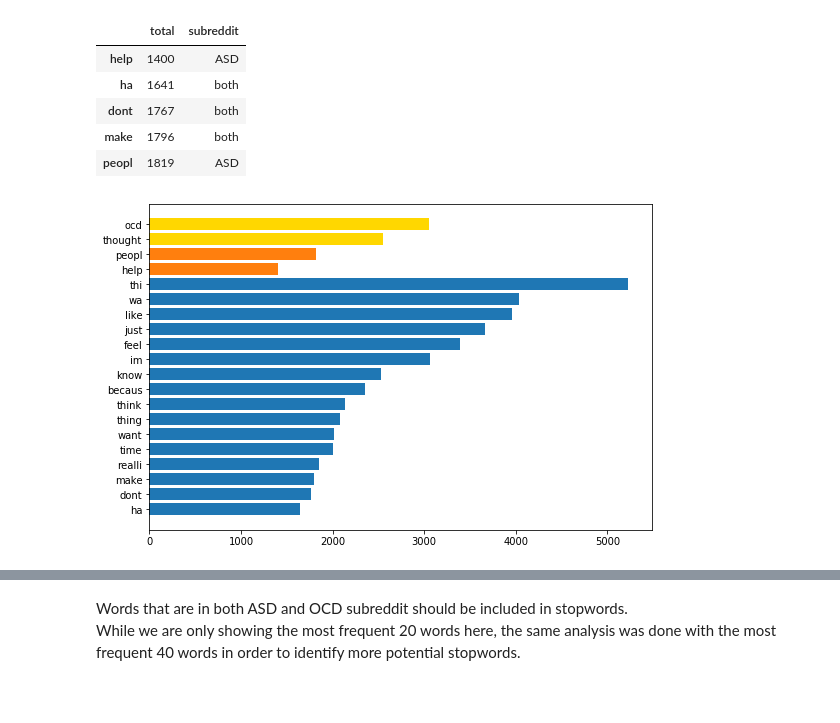
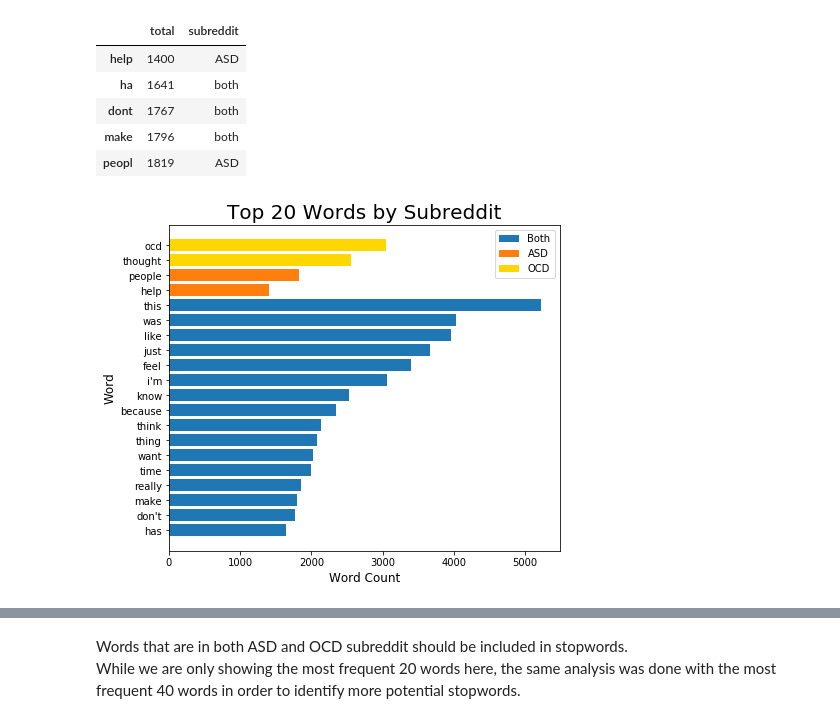
Before and after one commit to JulKelman/Classifying-Reddit-Submissions, a Jupyter notebook: Project Notebook (with stem).ipynb, the cells around one changed output, grey strips where cells are left out. Drawn from its saved outputs; the diff is of its cells as text; code cells hidden in the pictures; blank space fills up the shorter version.

```diff
--- a/Project Notebook (with stem).ipynb
+++ b/Project Notebook (with stem).ipynb
@@ -447,9 +447,16 @@ new_df_2.head()
 | make | 1796 | both |
 | peopl | 1819 | ASD |
 # %%
-fig, ax = plt.subplots(figsize = (9,6))
-ax.barh(width=new_df_2[new_df_2['subreddit']=='both']['total'], y=new_df_2[new_df_2['subreddit']=='both'].index)
-ax.barh(width=new_df_2[new_df_2['subreddit']=='ASD']['total'], y=new_df_2[new_df_2['subreddit']=='ASD'].index)
-ax.barh(width=new_df_2[new_df_2['subreddit']=='OCD']['total'], y=new_df_2[new_df_2['subreddit']=='OCD'].index, color='gold');
+plt.figure(figsize = (7,6))
+plt.barh(width=new_df_2[new_df_2['subreddit']=='both']['total'], y=new_df_2[new_df_2['subreddit']=='both'].index)
+plt.barh(width=new_df_2[new_df_2['subreddit']=='ASD']['total'], y=new_df_2[new_df_2['subreddit']=='ASD'].index)
+plt.barh(width=new_df_2[new_df_2['subreddit']=='OCD']['total'], y=new_df_2[new_df_2['subreddit']=='OCD'].index, color='gold')
+plt.title('Top 20 Words by Subreddit', size=20)
+plt.xlabel('Word Count', size=12)
+plt.ylabel('Word', size=12)
+plt.yticks(np.arange(20),
+           ['has', "don't", 'make', 'really', 'time', 'want', 'thing', 'think', 'because', 'know', "i'm", 'feel',
+           'just', 'like', 'was', 'this', 'help', 'people', 'thought', 'ocd'])
+plt.legend(['Both', 'ASD', 'OCD']);
 # %% [output]
-[figure, old version]
+[figure, new version]
```
Also changed, not shown: parts of 14 cells of this notebook.
